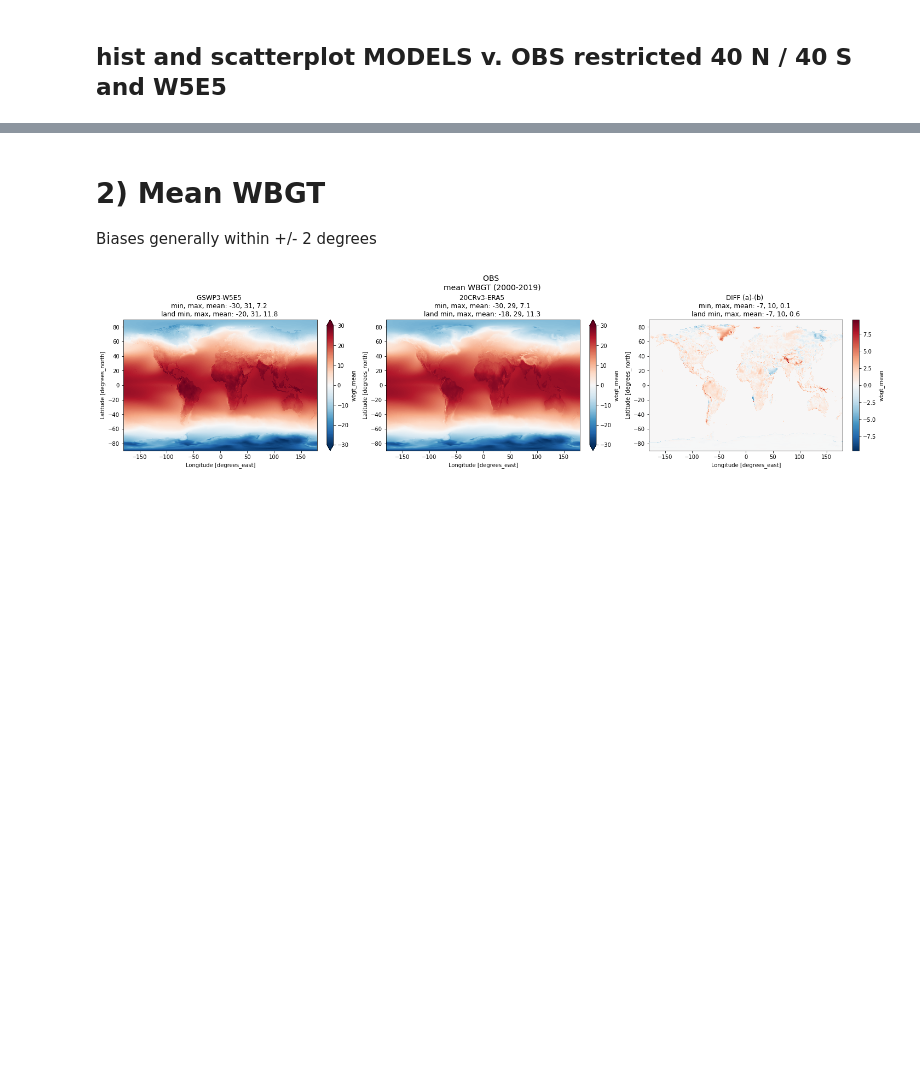
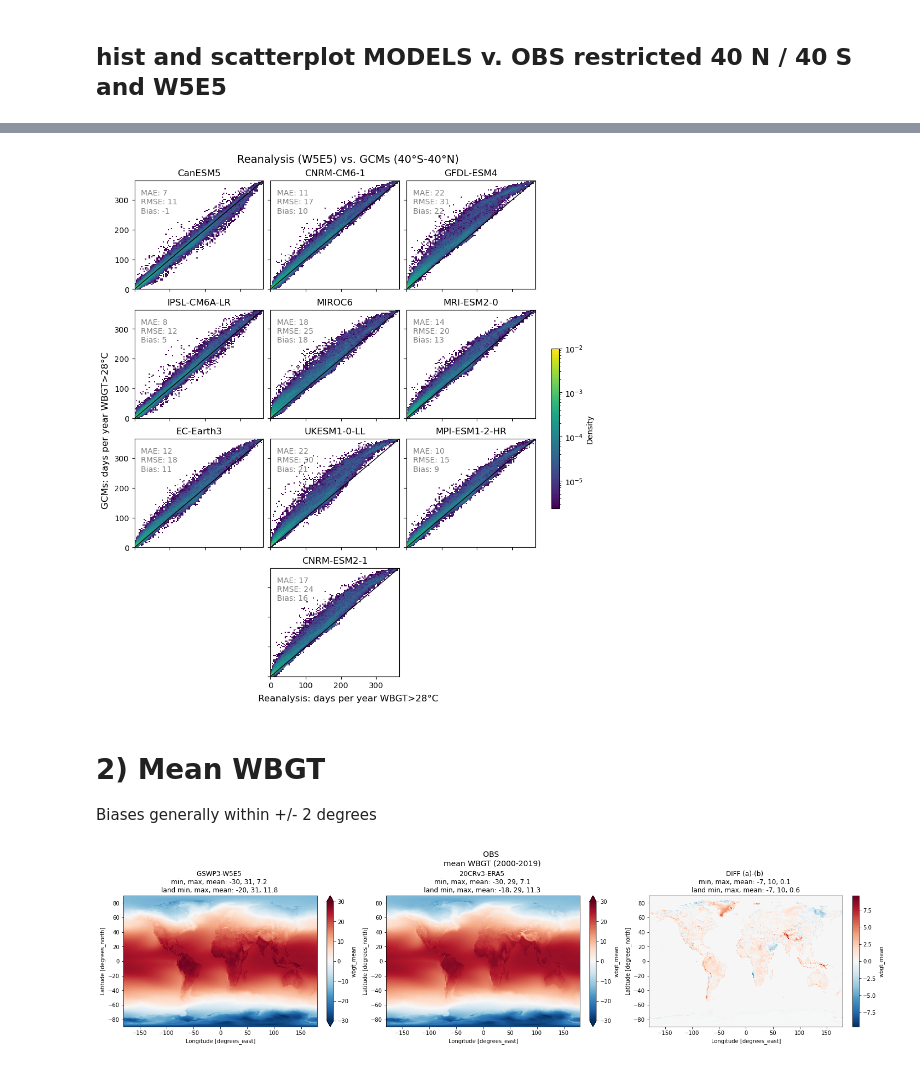
Before and after one commit to rosapietroiusti/attr-hs, a Jupyter notebook: main/attr-hw-isimip3ab-modelseval-wbgt28-TOREDO.ipynb, the cells around one changed output, grey strips where cells are left out. Cells and saved outputs as stored; diff of their text form; code cells hidden in the pictures; blank space fills up the shorter version.

```diff
--- a/main/attr-hw-isimip3ab-modelseval-wbgt28-TOREDO.ipynb
+++ b/main/attr-hw-isimip3ab-modelseval-wbgt28-TOREDO.ipynb
@@ -62,6 +62,9 @@ dir_gmst_models: ../../data/gmst/gmst-models-isimip3b
 outdirnames: None
 percentile: None
 fixed_threshold: 28
+# %%
+cellarea = xr.open_dataarray(os.path.join(datadirs,'geo-information/clm45_area.nc4'))
+figdir = os.path.join(figdirs, 'fig_sep24')
 # %%
 from dask.distributed import Client
 client = Client()
@@ -370,3 +300,60 @@ fig.suptitle('number of days crossing WBGT28 in 2000-2019 and same warming level
+# %%
+import matplotlib.pyplot as plt
+import numpy as np
+import matplotlib.colors as colors
+
+fig, axes = plt.subplots(4, 3, figsize=(9, 10), constrained_layout=True, sharex=True, sharey=True)
+axes = axes.flatten()
+vmax = .01
+
+# Collect all histograms for shared colorbar scaling
+hist_data = []
+
+cellarea_sel = cellarea.sel(lat=slice(40, -40))
+
+# Plot data on the first 10 axes, ignore the last two
+for i, ax in enumerate( np.concatenate((axes[:len(GCMs)-1], [axes[-2]])) ):
+    if i >= 10:
+        break
+    data1 =da_p28_obs.isel(model=0).sel(lat=slice(40,-40)) * 365 * landmask
+    data2 = da_p28_mod.isel(model=i).sel(lat=slice(40,-40))  * 365 * landmask
+
+    x = data1.values.flatten()
+    y = data2.values.flatten()
+    xy = np.column_stack([x, y])
+    xy = xy[~np.isnan(xy).any(axis=1)]
+
+    h = ax.hist2d(xy[:, 0], xy[:, 1], bins=100, density=True, norm=colors.LogNorm(vmax=vmax) )
+    hist_data.append(h[3])  # Store the mappable object for colorbar scaling
+
+    ax.axline((0, 0), slope=1, color='k', linewidth=1)
+    ax.set_title(f'{data2.model.values.item()}')
+    ax.set_ylim([0,365])
+    ax.set_xlim([0,365])
+    ax.text(.05,.7,
+            f"MAE: {int(mae_weighted(data2, data1, cellarea_sel ).values.round(0))}\n"
+            f"RMSE: {int(rmse_weighted(data2, data1, cellarea_sel).values.round(0))}\n"
+            f"Bias: {int(bias_weighted(data2, data1, cellarea_sel).values.round(0))}" ,
+            transform=ax.transAxes,
+            c='gray')
+
+# Add a single colorbar shared across all subplots
+cbar = fig.colorbar(hist_data[0], ax=axes[:len(GCMs)], orientation="vertical", fraction=0.02, pad=0.04)
+cbar.set_label('Density')
+
+# Remove the two empty subplots
+for ax in (axes[-3], axes[-1]):
+    ax.remove()
+
+fig.suptitle('Reanalysis (W5E5) vs. GCMs (40°S-40°N)',fontsize=14)
+fig.supxlabel('Reanalysis: days per year WBGT>28°C')
+fig.supylabel('GCMs: days per year WBGT>28°C ');
+
+
+#plt.savefig(os.path.join(figdir,'figSI_modeleval_rp_wbgt28_20years.pdf'),dpi=300,transparent=True)
+#plt.savefig(os.path.join(figdir,'figSI_modeleval_rp_wbgt28_20years.png'),dpi=300,transparent=True)
+# %% [output]
+[figure, added]
 # %% [markdown]
 # 2) Mean WBGT
 
```
Also changed, not shown: parts of 9 cells of this notebook, 6 other files.
